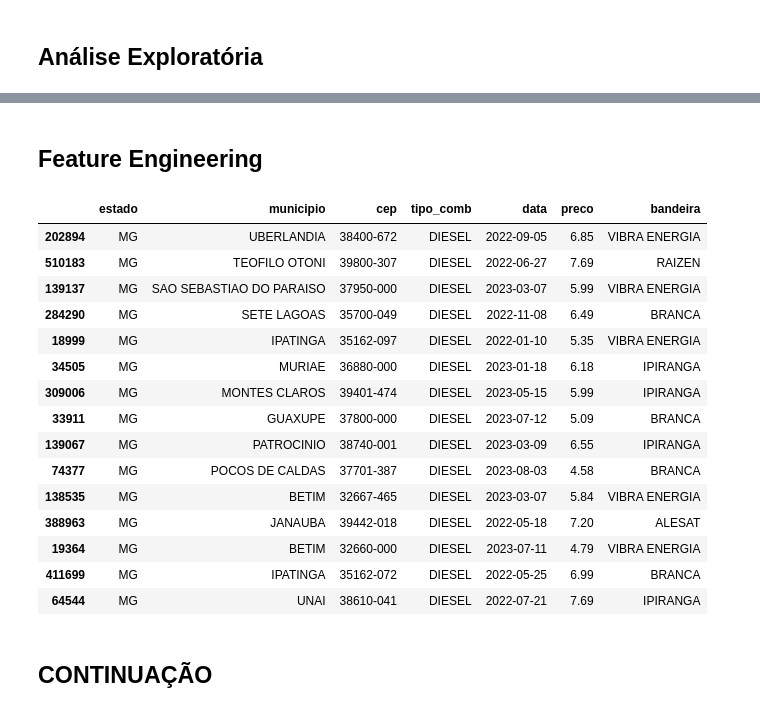
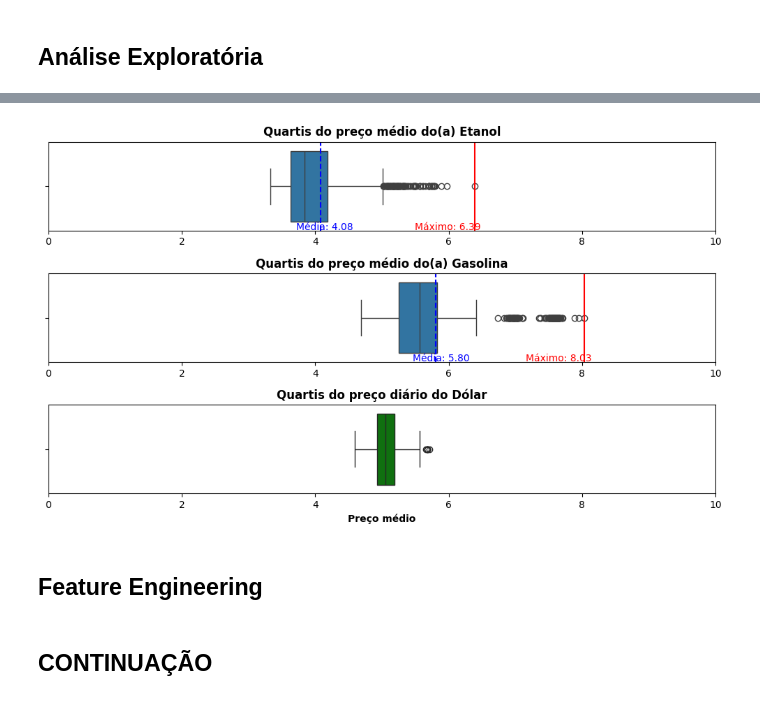
Before and after one commit to emanuel-brandao15/fuel-prices-forecast-brazil-mg, a Jupyter notebook: fuel_timeseries.ipynb, the cells around one changed output, grey strips where cells are left out. Cells and saved outputs as stored; diff of their text form; code cells hidden in the pictures.

```diff
--- a/fuel_timeseries.ipynb
+++ b/fuel_timeseries.ipynb
@@ -242,5 +242,5 @@ for comb, data in gr:
     dfs['df_' + comb] = data
 # %%
 # RENOMEANDO os DFs
-new_names = ['df_diesel', 'df_s10', 'df_etanol', 'df_gasolina', 'df_aditivada']
+new_names = ['df_etanol', 'df_gasolina']
 dfs = dict(zip(new_names, list(dfs.values())))
@@ -247,2 +262,19 @@ dfs = dict(zip(new_names, list(dfs.values())))
+# %%
+## PREENCHIMENTO DE COLUNAS COM VALORES MISSING
+### mf = Most frequent
+
+for df in dfs:
+    dfs[df] = dfs[df].set_index('data')
+    dfs[df] = dfs[df].resample('B').ffill()
+    dfs[df].reset_index(inplace=True)
+
+    mf_lat = dfs[df]['lat_medio'].mode()[0]
+    mf_lon = dfs[df]['lon_medio'].mode()[0]
+
+    dfs[df]['lat_medio'] = dfs[df]['lat_medio'].fillna(mf_lat)
+    dfs[df]['lon_medio'] = dfs[df]['lon_medio'].fillna(mf_lon)
+    dfs[df]['ultimo_dolar'] = dfs[df]['ultimo_dolar'].ffill()
+    dfs[df]['variacao_dolar'] = dfs[df]['variacao_dolar'].fillna(0)
+    dfs[df]['preco_std'] = dfs[df]['preco_std'].fillna(0)
 # %% [markdown]
 ## **Análise Exploratória**
@@ -350,21 +414,30 @@ plt.show()
+# %%
+fig, ax = plt.subplots(3,1, figsize=(10,6))
+i=0
+for df in dfs:
+    nome = df.split('_')[1].capitalize()
+    mn = dfs[df]['preco_medio'].mean()
+    mx = dfs[df]['preco_medio'].max()
+    sns.boxplot(x=dfs[df]['preco_medio'], ax=ax[i])
+    ax[i].set_title(f'Quartis do preço médio do(a) {nome}', fontweight='bold')
+    ax[i].set_xlabel('')
+    ax[i].set_xlim((0,10))
+    ax[i].axvline(mn, color='blue', linestyle='--', label='Média')
+    ax[i].axvline(mx, color='red', linestyle='-', label='Máximo')
+    ax[i].annotate(f'Média: {mn:.2f}', xy=(mn, 0.5), xytext=(mn, 0.5),
+               textcoords='offset points', ha='center', color='blue')
+    ax[i].annotate(f'Máximo: {mx:.2f}', xy=(mx, 0.5), xytext=(mx, 0.5),
+               textcoords='offset points', ha='center', color='red')
+    i += 1
+
+sns.boxplot(x=dfs['df_etanol']['ultimo_dolar'], color='green', ax=ax[i])
+ax[i].set_title('Quartis do preço diário do Dólar', fontweight='bold')
+ax[i].set_xlabel('Preço médio', fontweight='bold')
+ax[i].set_xlim((0,10))
+
+plt.tight_layout()
+plt.show()
+# %% [output]
+[figure, added]
 # %% [markdown]
 ## **Feature Engineering**
-# %%
-dfs['df_diesel'].sample(15)
-# %% [output]
-|  | estado | municipio | cep | tipo_comb | data | preco | bandeira |
-| 202894 | MG | UBERLANDIA | 38400-672 | DIESEL | 2022-09-05 | 6.85 | VIBRA ENERGIA |
-| 510183 | MG | TEOFILO OTONI | 39800-307 | DIESEL | 2022-06-27 | 7.69 | RAIZEN |
-| 139137 | MG | SAO SEBASTIAO DO PARAISO | 37950-000 | DIESEL | 2023-03-07 | 5.99 | VIBRA ENERGIA |
-| 284290 | MG | SETE LAGOAS | 35700-049 | DIESEL | 2022-11-08 | 6.49 | BRANCA |
-| 18999 | MG | IPATINGA | 35162-097 | DIESEL | 2022-01-10 | 5.35 | VIBRA ENERGIA |
-| 34505 | MG | MURIAE | 36880-000 | DIESEL | 2023-01-18 | 6.18 | IPIRANGA |
-| 309006 | MG | MONTES CLAROS | 39401-474 | DIESEL | 2023-05-15 | 5.99 | IPIRANGA |
-| 33911 | MG | GUAXUPE | 37800-000 | DIESEL | 2023-07-12 | 5.09 | BRANCA |
-| 139067 | MG | PATROCINIO | 38740-001 | DIESEL | 2023-03-09 | 6.55 | IPIRANGA |
-| 74377 | MG | POCOS DE CALDAS | 37701-387 | DIESEL | 2023-08-03 | 4.58 | BRANCA |
-| 138535 | MG | BETIM | 32667-465 | DIESEL | 2023-03-07 | 5.84 | VIBRA ENERGIA |
-| 388963 | MG | JANAUBA | 39442-018 | DIESEL | 2022-05-18 | 7.20 | ALESAT |
-| 19364 | MG | BETIM | 32660-000 | DIESEL | 2023-07-11 | 4.79 | VIBRA ENERGIA |
-| 411699 | MG | IPATINGA | 35162-072 | DIESEL | 2022-05-25 | 6.99 | BRANCA |
-| 64544 | MG | UNAI | 38610-041 | DIESEL | 2022-07-21 | 7.69 | IPIRANGA |
```
Also changed, not shown: parts of 44 cells of this notebook.
